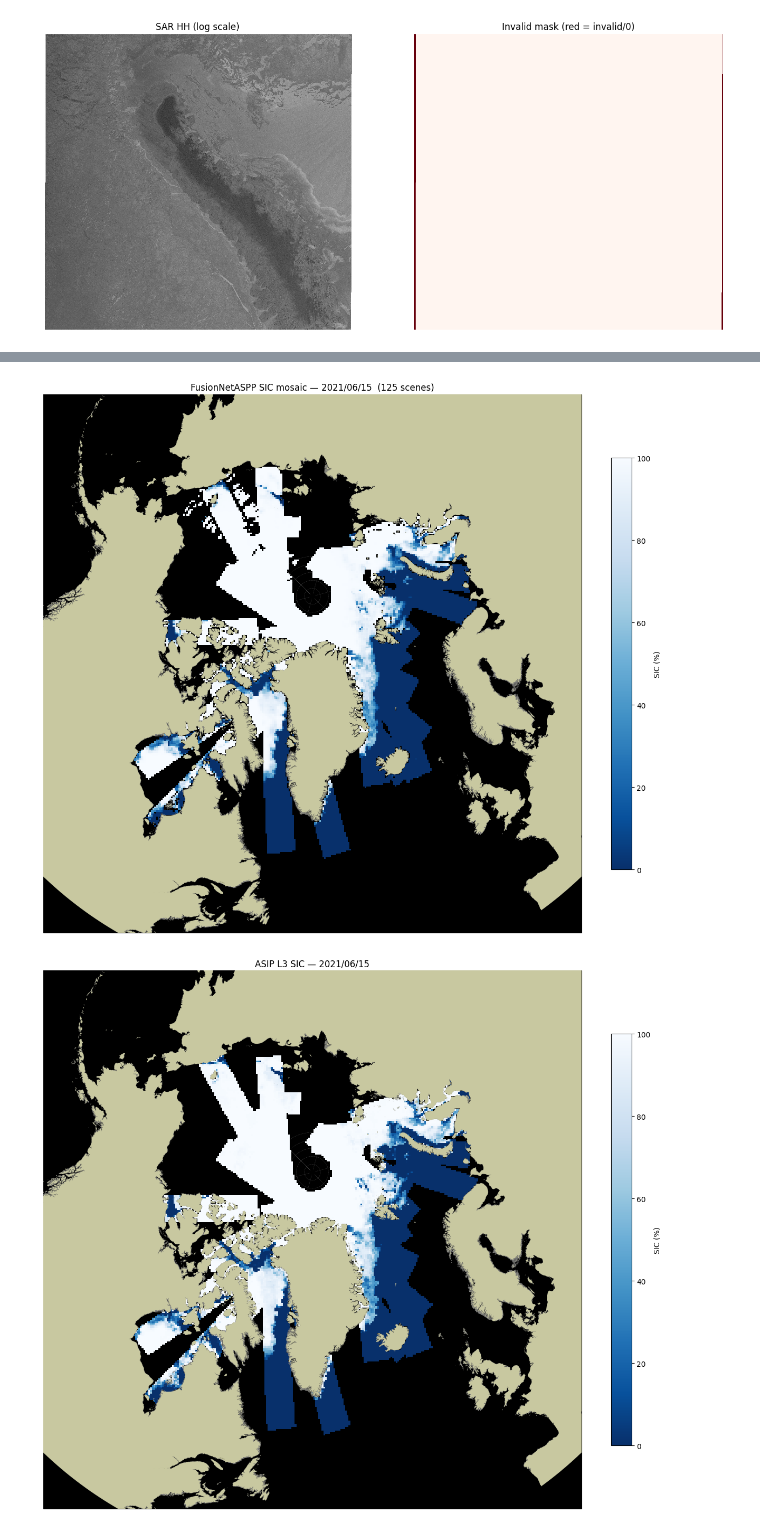
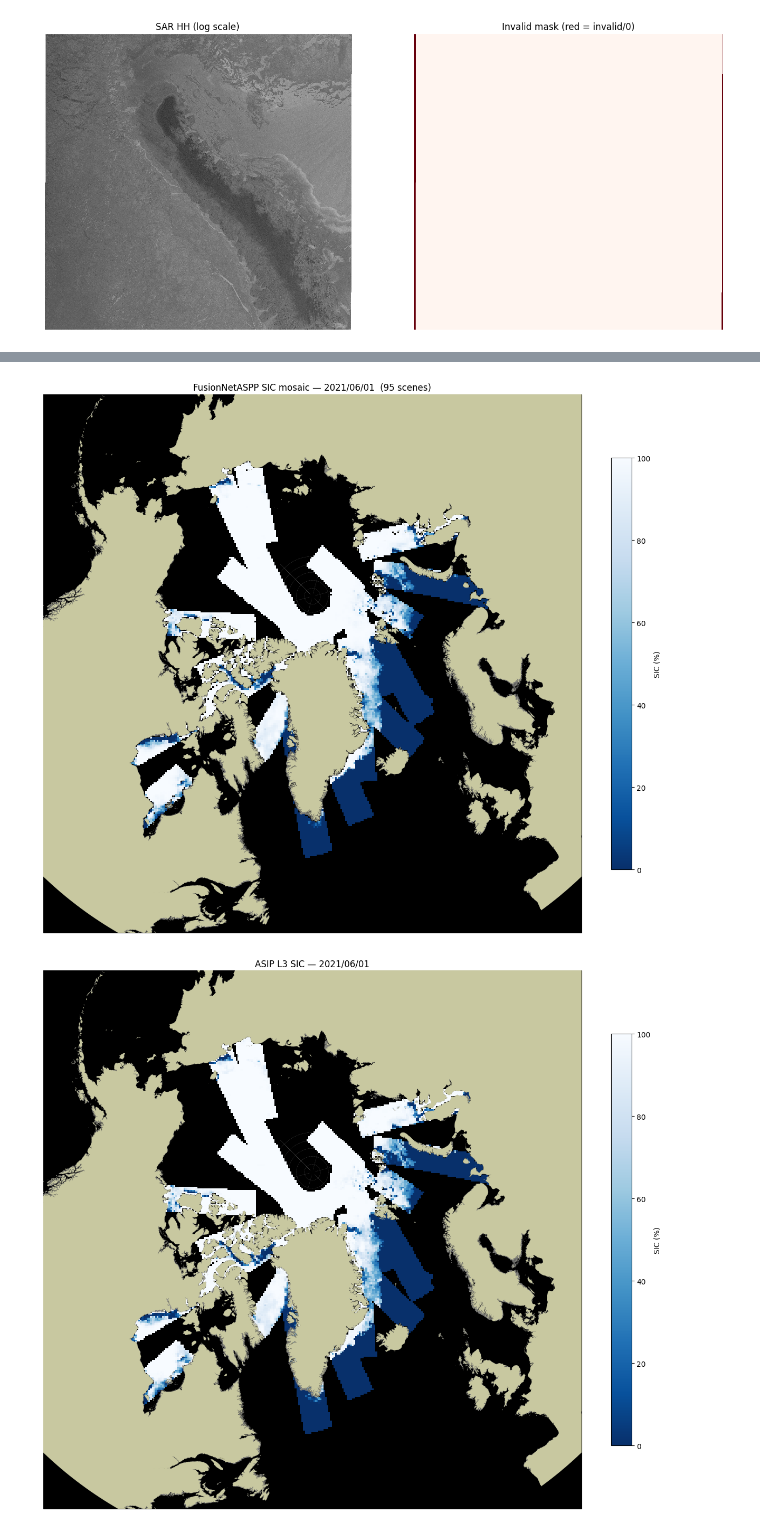
Before and after one commit to NinnaL/Master-thesis---Super-resolution-sea-ice-concentration-using-generative-AI, a Jupyter notebook: Code/lib/predict/prediction_test.ipynb, the cells around one changed output, grey strips where cells are left out. Saved outputs shown, nothing was run; the diff lists cells and outputs as text; code cells hidden in the pictures.

```diff
--- a/Code/lib/predict/prediction_test.ipynb
+++ b/Code/lib/predict/prediction_test.ipynb
@@ -476,54 +476,58 @@ shp = gpd.read_file('/dmidata/users/nili/Master/Master-thesis---Super-resolution
 
 transformer = Transformer.from_crs('EPSG:4326', 'EPSG:3411', always_xy=True)
 
+
 # ── Config ────────────────────────────────────────────────────────────────────
 DATE       = '2021/06/15'
-SIC_BASE   = '/dmidata/projects/asip-cms/ninna_msc/output_mosaic'
-y, m, d    = DATE.split('/')
-sic_files  = sorted(glob.glob(os.path.join(SIC_BASE, y, m, f'SIC_mosaic_{y}{m}{d}.nc')))
+for day in range(1, 2):  # Example: iterate through days 1 to 31
+    day_str = f'{day:02d}'  # Format day as two digits
+    DATE = f'2021/06/{day_str}'
+    SIC_BASE   = '/dmidata/projects/asip-cms/ninna_msc/output_mosaic'
+    y, m, d    = DATE.split('/')
+    sic_files  = sorted(glob.glob(os.path.join(SIC_BASE, y, m, f'SIC_mosaic_{y}{m}{d}.nc')))
 
-cmap = plt.cm.Blues_r.copy()
-cmap.set_bad('none')
+    cmap = plt.cm.Blues_r.copy()
+    cmap.set_bad('none')
 
-proj = NorthPolStere()
-fig, ax = plt.subplots(1, 1, figsize=(12, 12), subplot_kw={'projection': proj})
-ax.set_extent([-180, 180, 60, 90], crs=ccrs.PlateCarree())
-ax.set_facecolor('black')
+    proj = NorthPolStere()
+    fig, ax = plt.subplots(1, 1, figsize=(12, 12), subplot_kw={'projection': proj})
+    ax.set_extent([-180, 180, 60, 90], crs=ccrs.PlateCarree())
+    ax.set_facecolor('black')
 
-for sic_path in sic_files:
-    try:
-        ds      = xr.open_dataset(sic_path)
-        sic     = ds['SIC'].values.astype(np.float32)
-        lon_out = ds['lon'].values
-        lat_out = ds['lat'].values
-        n_scenes = ds.attrs.get('n_scenes', '?')
-        ds.close()
+    for sic_path in sic_files:
+        try:
+            ds      = xr.open_dataset(sic_path)
+            sic     = ds['SIC'].values.astype(np.float32)
+            lon_out = ds['lon'].values
+            lat_out = ds['lat'].values
+            n_scenes = ds.attrs.get('n_scenes', '?')
+            ds.close()
 
-        x_scene, y_scene = transformer.transform(lon_out, lat_out)
+            x_scene, y_scene = transformer.transform(lon_out, lat_out)
 
-        ax.pcolormesh(x_scene, y_scene, sic,
-                      cmap=cmap, vmin=0, vmax=100,
-                      shading='auto', zorder=4)
+            ax.pcolormesh(x_scene, y_scene, sic,
+                        cmap=cmap, vmin=0, vmax=100,
+                        shading='auto', zorder=4)
 
-    except Exception as e:
-        print(f'Error processing {os.path.basename(sic_path)}: {e}')
+        except Exception as e:
+            print(f'Error processing {os.path.basename(sic_path)}: {e}')
 
-shp.plot(ax=ax, facecolor='#c8c8a0', edgecolor='gray',
-         linewidth=0.1, zorder=5)
+    shp.plot(ax=ax, facecolor='#c8c8a0', edgecolor='gray',
+            linewidth=0.1, zorder=5)
 
-gl = ax.gridlines(draw_labels=True, linewidth=0.4, color='gray',
-                  alpha=0.5, linestyle='--')
-gl.top_labels   = False
-gl.right_labels = False
+    gl = ax.gridlines(draw_labels=True, linewidth=0.4, color='gray',
+                    alpha=0.5, linestyle='--')
+    gl.top_labels   = False
+    gl.right_labels = False
 
-sm = plt.cm.ScalarMappable(cmap=cmap, norm=mcolors.Normalize(vmin=0, vmax=100))
-sm.set_array([])
-plt.colorbar(sm, ax=ax, fraction=0.035, pad=0.05, label='SIC (%)', shrink=0.7)
-ax.set_title(f'FusionNetASPP SIC mosaic — {DATE}  ({n_scenes} scenes)', fontsize=12)
-plt.tight_layout()
-plt.show()
+    sm = plt.cm.ScalarMappable(cmap=cmap, norm=mcolors.Normalize(vmin=0, vmax=100))
+    sm.set_array([])
+    plt.colorbar(sm, ax=ax, fraction=0.035, pad=0.05, label='SIC (%)', shrink=0.7)
+    ax.set_title(f'FusionNetASPP SIC mosaic — {DATE}  ({n_scenes} scenes)', fontsize=12)
+    plt.tight_layout()
+    plt.show()
 # %% [output]
-[figure, old version]
+[figure, new version]
 # %%
 import numpy as np
 import xarray as xr
@@ -537,7 +541,7 @@ from NorthPolStere import NorthPolStere
 shp = gpd.read_file('/dmidata/users/nili/Master/Master-thesis---Super-resolution-sea-ice-concentration-using-generative-AI/Code/lib/predict/arctic_shp/op_str_maps_circum_polar_40_EPSG3411.shp')
 transformer = Transformer.from_crs('EPSG:4326', 'EPSG:3411', always_xy=True)
 
-# DATE     = '2021/06/15'
+DATE     = '2021/06/01'
 y, m, d  = DATE.split('/')
 ymin, ymax = 7500, 20000
 xmin, xmax = 1500, 13500
@@ -563,31 +567,31 @@ x_grid, y_grid = transformer.transform(lon_ds, lat_ds)
 
 # ── Plot ──────────────────────────────────────────────────────────────────────
 cmap = plt.cm.Blues_r.copy()
 cmap.set_bad('none')
 
 proj = NorthPolStere()
 fig, ax = plt.subplots(1, 1, figsize=(12, 12), subplot_kw={'projection': proj})
 ax.set_extent([-180, 180, 60, 90], crs=ccrs.PlateCarree())
 ax.set_facecolor('black')
 
 ax.pcolormesh(x_grid, y_grid, sic_ds,
               transform=NorthPolStere(),
               cmap=cmap, vmin=0, vmax=100,
               shading='auto', zorder=4)
 
 shp.plot(ax=ax, facecolor='#c8c8a0', edgecolor='gray',
          linewidth=0.1, zorder=5)
 
 gl = ax.gridlines(draw_labels=True, linewidth=0.4, color='gray',
                   alpha=0.5, linestyle='--')
 gl.top_labels   = False
 gl.right_labels = False
 
 sm = plt.cm.ScalarMappable(cmap=cmap, norm=mcolors.Normalize(vmin=0, vmax=100))
 sm.set_array([])
 plt.colorbar(sm, ax=ax, fraction=0.035, pad=0.05, label='SIC (%)', shrink=0.7)
 ax.set_title(f'ASIP L3 SIC — {DATE}', fontsize=12)
 plt.tight_layout()
 plt.show()
 # %% [output]
-[figure, old version]
+[figure, new version]
```
Also changed, not shown: parts of 1 cell of this notebook, 14 other files.
